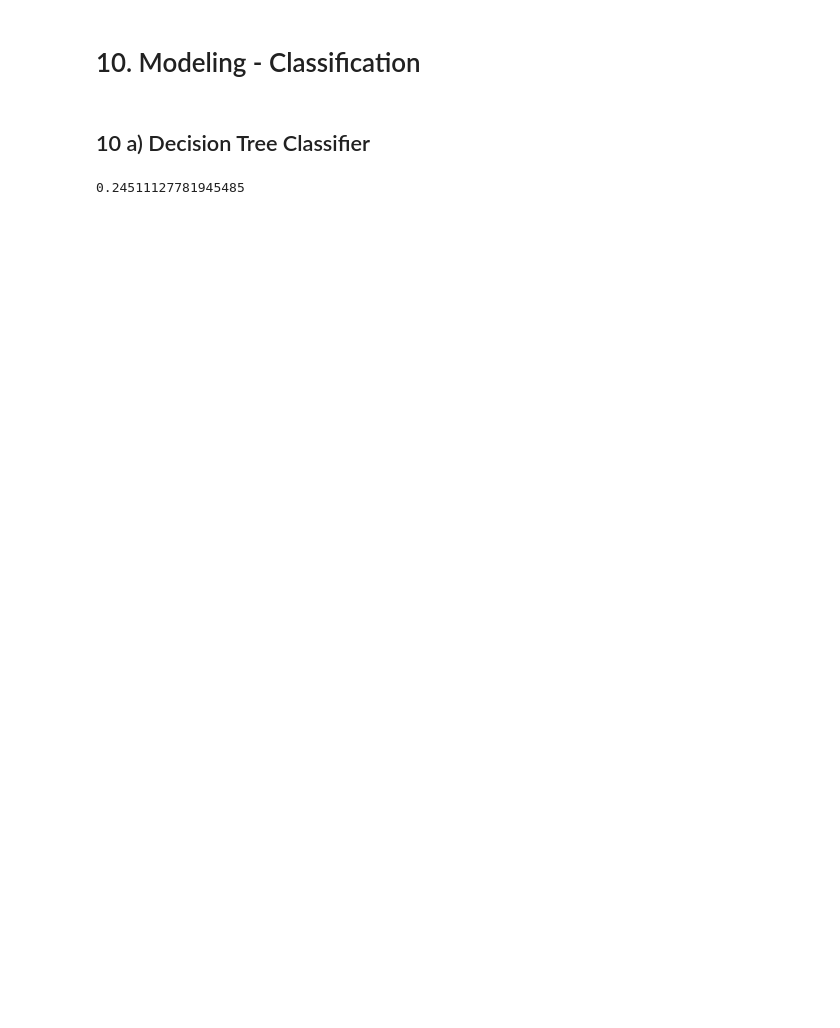
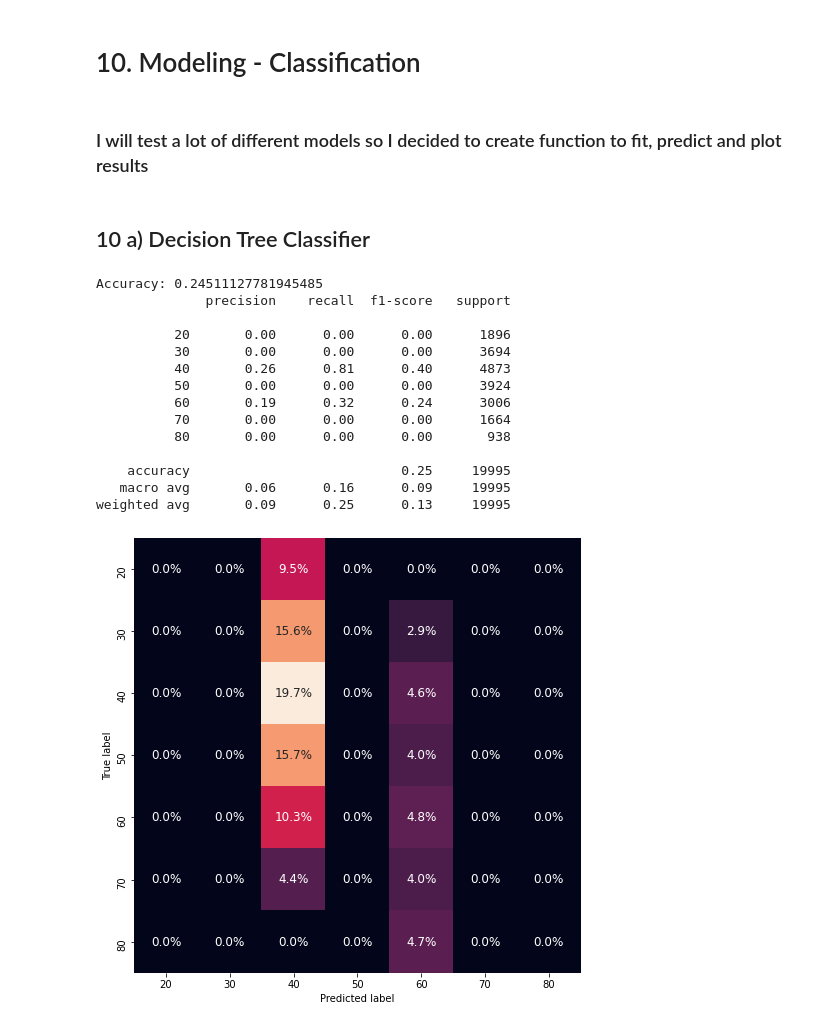
Before and after one commit to apaleczek1/ubiqum, a Jupyter notebook: Task1/ANNA_PALECZEK_T2.ipynb, the cells around one changed output. Drawn from its saved outputs; the diff is of its cells as text; code cells hidden in the pictures; blank space fills up the shorter version.

```diff
--- a/Task1/ANNA_PALECZEK_T2.ipynb
+++ b/Task1/ANNA_PALECZEK_T2.ipynb
@@ -459,12 +464,39 @@ plt.show()
 X = data[['region']]
 y = data['age_round']
 X_train, X_test, y_train, y_test = train_test_split(X, y, test_size = .25, random_state = 123)
+age_labels = ['20', '30', '40', '50', '60', '70', '80']
+# %% [markdown]
+### I will test a lot of different models so I decided to create function to fit, predict and plot results
+# %%
+def fit_predict_plot(model, X_train, X_test, y_train, y_test, xticklabels, yticklabels):
+    model.fit(X_train, y_train)
+    y_pred = model.predict(X_test)
+    print('Accuracy:', accuracy_score(y_test, y_pred))
+    print(classification_report(y_test, y_pred))
+    cm = confusion_matrix(y_test, y_pred)
+    plt.figure(figsize=(8,8))
+    sns.heatmap(cm/np.sum(cm), annot=True, annot_kws={"size": 12}, fmt='.1%', cbar=False, xticklabels=xticklabels, yticklabels=yticklabels)
+    plt.xlabel('Predicted label')
+    plt.ylabel('True label')
+    plt.show()
 # %% [markdown]
 ## 10 a) Decision Tree Classifier
 # %%
-model = DecisionTreeClassifier(max_depth=5)
-model.fit(X_train, y_train)
-y_pred = model.predict(X_test)
-print(accuracy_score(y_test, y_pred))
+model = DecisionTreeClassifier()
+fit_predict_plot(model, X_train, X_test, y_train, y_test, age_labels, age_labels)
 # %% [output]
-0.24511127781945485
+Accuracy: 0.24511127781945485
+              precision    recall  f1-score   support
+
+          20       0.00      0.00      0.00      1896
+          30       0.00      0.00      0.00      3694
+          40       0.26      0.81      0.40      4873
+          50       0.00      0.00      0.00      3924
+          60       0.19      0.32      0.24      3006
+          70       0.00      0.00      0.00      1664
+          80       0.00      0.00      0.00       938
+
+    accuracy                           0.25     19995
+   macro avg       0.06      0.16      0.09     19995
+weighted avg       0.09      0.25      0.13     19995
+[figure, added]
```
Also changed, not shown: parts of 17 cells of this notebook.
